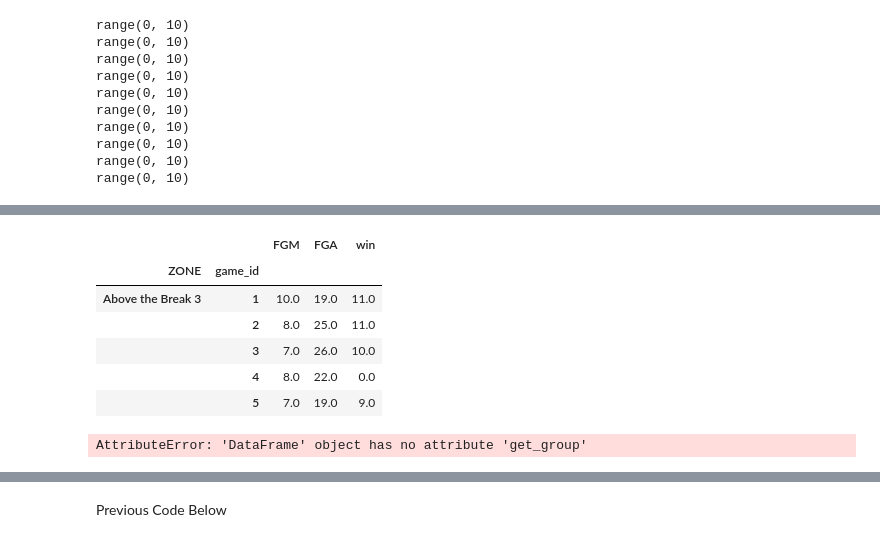
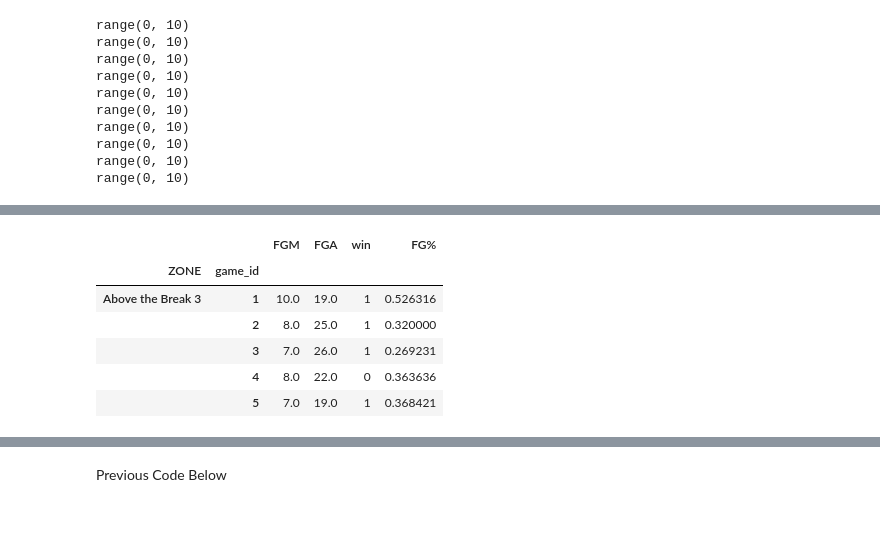
Before and after one commit to drdibble/NBA_API, a Jupyter notebook: nba_api.ipynb, the cells around one changed output, grey strips where cells are left out. Cells and saved outputs as stored; diff of their text form; code cells hidden in the pictures.

```diff
--- a/nba_api.ipynb
+++ b/nba_api.ipynb
@@ -133,0 +123,12 @@ knicks.head()
+# %%
+knicks = pd.read_csv('knicks_data.csv')
+knicks = knicks.drop(columns = ['Unnamed: 0', 'AGE', 'SEASON', 'TEAM_ID', 'PLAYER_ID', 'FG_PCT'])
+mavs = pd.read_csv('mavs_data.csv')
+mavs = mavs.drop(columns = ['Unnamed: 0', 'AGE', 'SEASON', 'TEAM_ID', 'PLAYER_ID', 'FG_PCT'])
+jazz = pd.read_csv('jazz_data.csv')
+jazz = jazz.drop(columns = ['Unnamed: 0', 'AGE', 'SEASON', 'TEAM_ID', 'PLAYER_ID', 'FG_PCT'])
+bulls = pd.read_csv('bulls_data.csv')
+bulls = bulls.drop(columns = ['Unnamed: 0', 'AGE', 'SEASON', 'TEAM_ID', 'PLAYER_ID', 'FG_PCT'])
+rockets = pd.read_csv('rockets_data.csv')
+rockets = rockets.drop(columns = ['Unnamed: 0', 'AGE', 'SEASON', 'TEAM_ID', 'PLAYER_ID', 'FG_PCT'])
+knicks.head()
@@ -133,0 +142,3 @@ knicks.head()
+# %%
+full = knicks.append(mavs).append(jazz).append(bulls).append(rockets)
+full
@@ -134,19 +159,15 @@ knicks.head()
 # %%
 team = knicks.groupby(['ZONE', 'game_id']).sum()
 team.head()
-#team['win'] = np.where(team['win']>=1, 1, 0)
-#team['FG%'] = team['FGM'] / team['FGA']
+team['win'] = np.where(team['win']>=1, 1, 0)
+team['FG%'] = team['FGM'] / team['FGA']
+team.head()
 #type(team)
 # %% [output]
-|  |  | FGM | FGA | win |
-| ZONE | game_id |  |  |  |
-| Above the Break 3 | 1 | 10.0 | 19.0 | 11.0 |
-|  | 2 | 8.0 | 25.0 | 11.0 |
-|  | 3 | 7.0 | 26.0 | 10.0 |
-|  | 4 | 8.0 | 22.0 | 0.0 |
-|  | 5 | 7.0 | 19.0 | 9.0 |
+|  |  | FGM | FGA | win | FG% |
+| ZONE | game_id |  |  |  |  |
+| Above the Break 3 | 1 | 10.0 | 19.0 | 1 | 0.526316 |
+|  | 2 | 8.0 | 25.0 | 1 | 0.320000 |
+|  | 3 | 7.0 | 26.0 | 1 | 0.269231 |
+|  | 4 | 8.0 | 22.0 | 0 | 0.363636 |
+|  | 5 | 7.0 | 19.0 | 1 | 0.368421 |
-# %%
-atb_team = team.get_group("Above the Break 3")
-atb_team.head()
-# %% [output]
-AttributeError: 'DataFrame' object has no attribute 'get_group'
```
Also changed, not shown: parts of 5 cells of this notebook, 5 other files.
